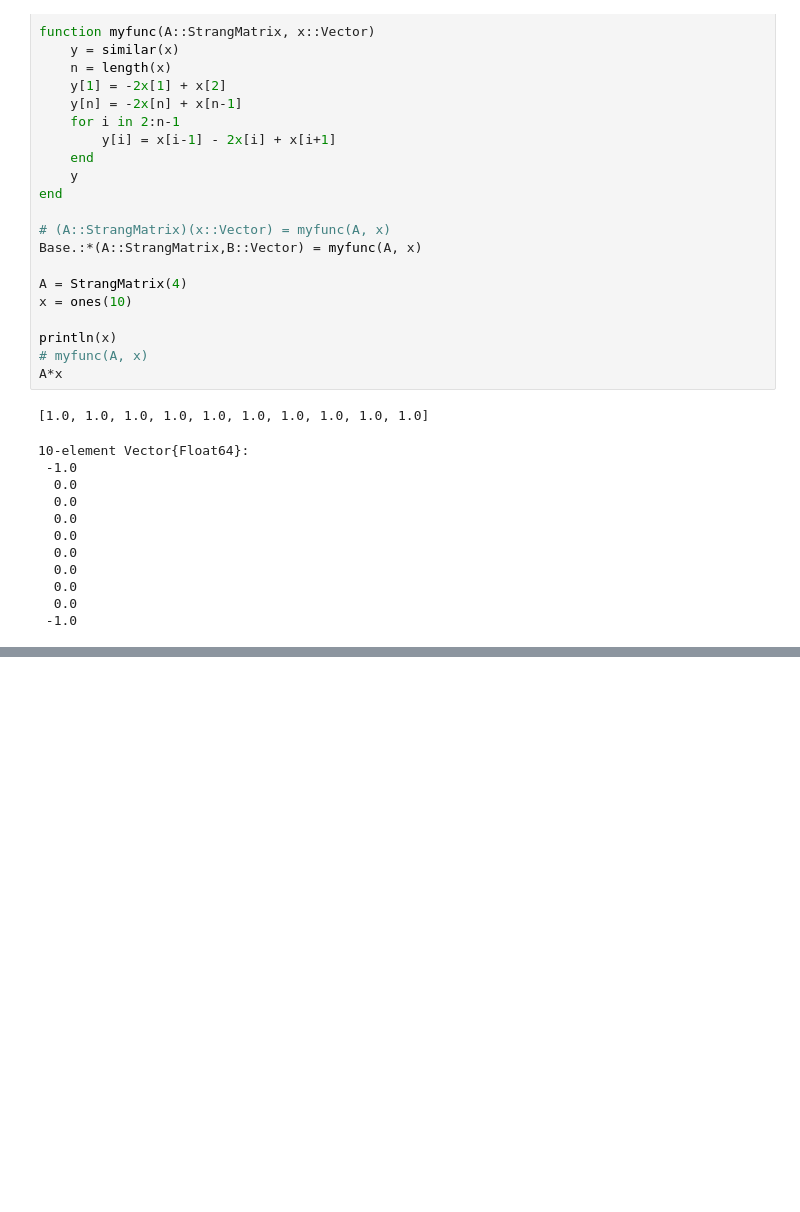
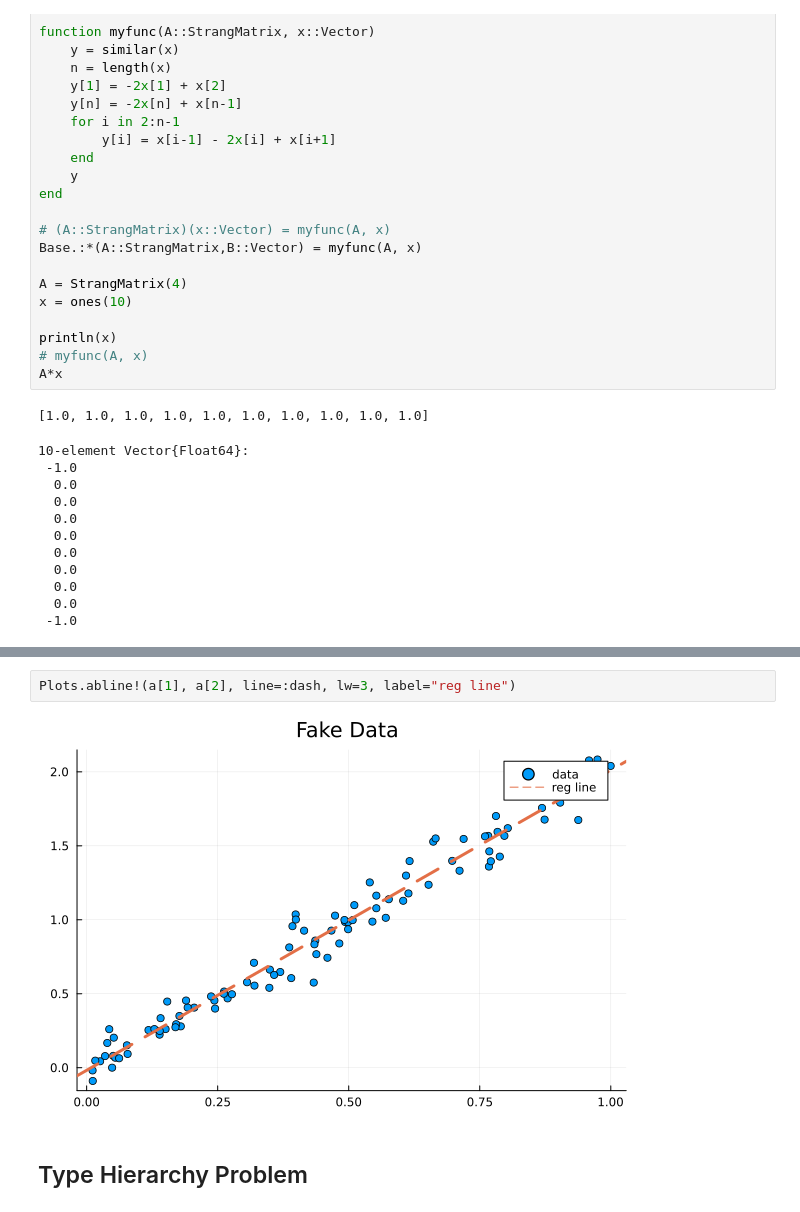
Before and after one commit to ddrous/deep-parallel-fluids, a Jupyter notebook: source/IntermediateProblems.ipynb, the cells around one changed output, grey strips where cells are left out. Cells and saved outputs as stored; diff of their text form; blank space fills up the shorter version.

```diff
--- a/source/IntermediateProblems.ipynb
+++ b/source/IntermediateProblems.ipynb
@@ -113,0 +217,6 @@ A*x
+# %%
+Plots.abline!(a[1], a[2], line=:dash, lw=3, label="reg line")
+# %% [output]
+[figure, added]
+# %% [markdown]
+## Type Hierarchy Problem
```
Also changed, not shown: parts of 13 cells of this notebook.
